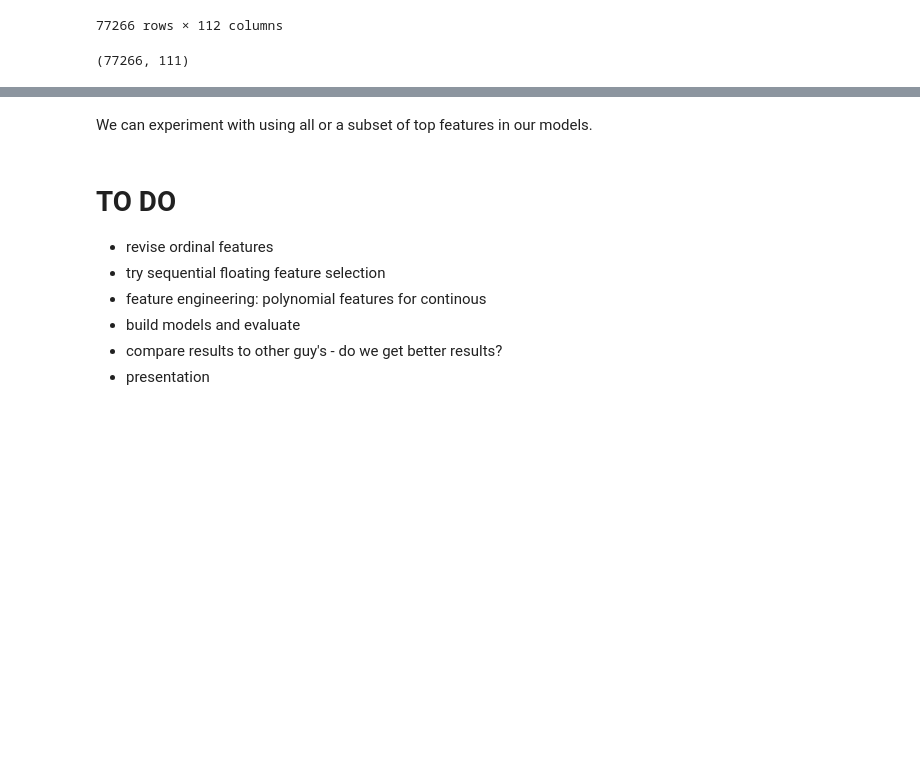
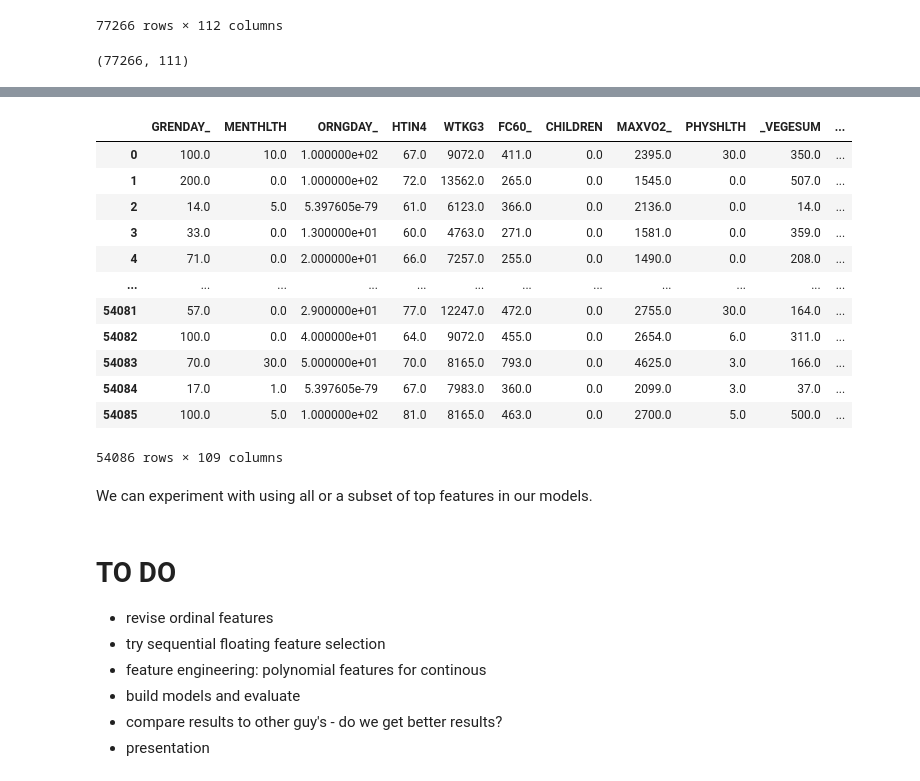
Before and after one commit to Madelinehazel/UofT_3253_term_project, a Jupyter notebook: notebooks/heart_disease_data_cleaning.ipynb, the cells around one changed output, grey strips where cells are left out. Cells and saved outputs as stored; diff of their text form; code cells hidden in the pictures; blank space fills up the shorter version.

```diff
--- a/notebooks/heart_disease_data_cleaning.ipynb
+++ b/notebooks/heart_disease_data_cleaning.ipynb
@@ -1095,6 +1093,22 @@ X_test = pd.DataFrame(
 pd.DataFrame(all_importances).reset_index().rename(
     {"index": "Feature", 0: "Importance"}, axis=1
 ).to_csv("../data/forest_importances.csv", index=False)
+# %%
+X_train
+# %% [output]
+|  | GRENDAY_ | MENTHLTH | ORNGDAY_ | HTIN4 | WTKG3 | FC60_ | CHILDREN | MAXVO2_ | PHYSHLTH | _VEGESUM | ... |
+| 0 | 100.0 | 10.0 | 1.000000e+02 | 67.0 | 9072.0 | 411.0 | 0.0 | 2395.0 | 30.0 | 350.0 | ... |
+| 1 | 200.0 | 0.0 | 1.000000e+02 | 72.0 | 13562.0 | 265.0 | 0.0 | 1545.0 | 0.0 | 507.0 | ... |
+| 2 | 14.0 | 5.0 | 5.397605e-79 | 61.0 | 6123.0 | 366.0 | 0.0 | 2136.0 | 0.0 | 14.0 | ... |
+| 3 | 33.0 | 0.0 | 1.300000e+01 | 60.0 | 4763.0 | 271.0 | 0.0 | 1581.0 | 0.0 | 359.0 | ... |
+| 4 | 71.0 | 0.0 | 2.000000e+01 | 66.0 | 7257.0 | 255.0 | 0.0 | 1490.0 | 0.0 | 208.0 | ... |
+| ... | ... | ... | ... | ... | ... | ... | ... | ... | ... | ... | ... |
+| 54081 | 57.0 | 0.0 | 2.900000e+01 | 77.0 | 12247.0 | 472.0 | 0.0 | 2755.0 | 30.0 | 164.0 | ... |
+| 54082 | 100.0 | 0.0 | 4.000000e+01 | 64.0 | 9072.0 | 455.0 | 0.0 | 2654.0 | 6.0 | 311.0 | ... |
+| 54083 | 70.0 | 30.0 | 5.000000e+01 | 70.0 | 8165.0 | 793.0 | 0.0 | 4625.0 | 3.0 | 166.0 | ... |
+| 54084 | 17.0 | 1.0 | 5.397605e-79 | 67.0 | 7983.0 | 360.0 | 0.0 | 2099.0 | 3.0 | 37.0 | ... |
+| 54085 | 100.0 | 5.0 | 1.000000e+02 | 81.0 | 8165.0 | 463.0 | 0.0 | 2700.0 | 5.0 | 500.0 | ... |
+54086 rows × 109 columns
 # %% [markdown]
 We can experiment with using all or a subset of top features in our models.
 # %%
```
Also changed, not shown: parts of 4 cells of this notebook, 9 other files.
